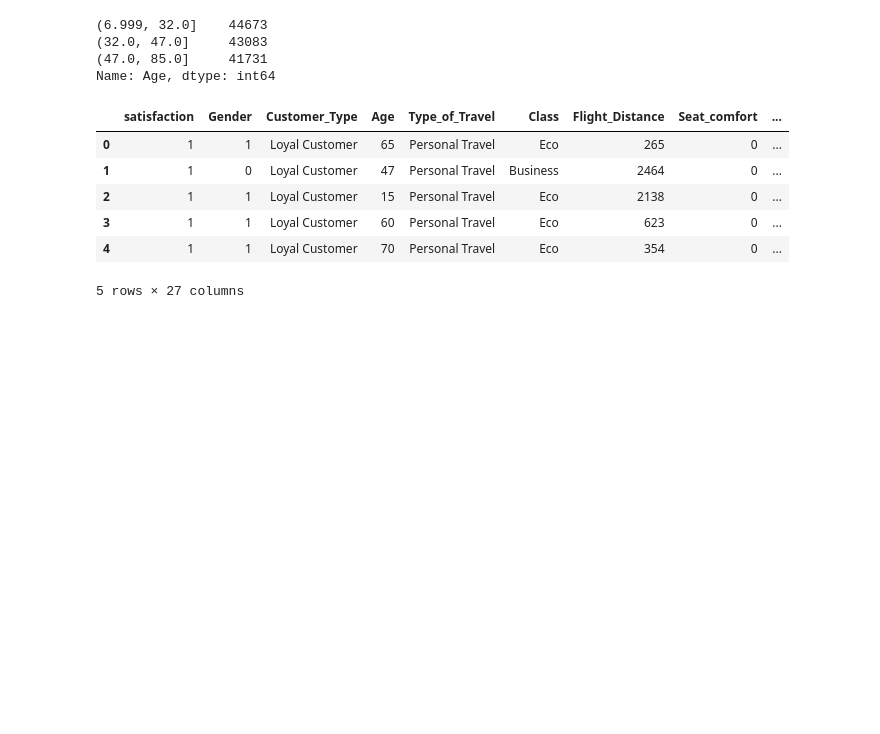
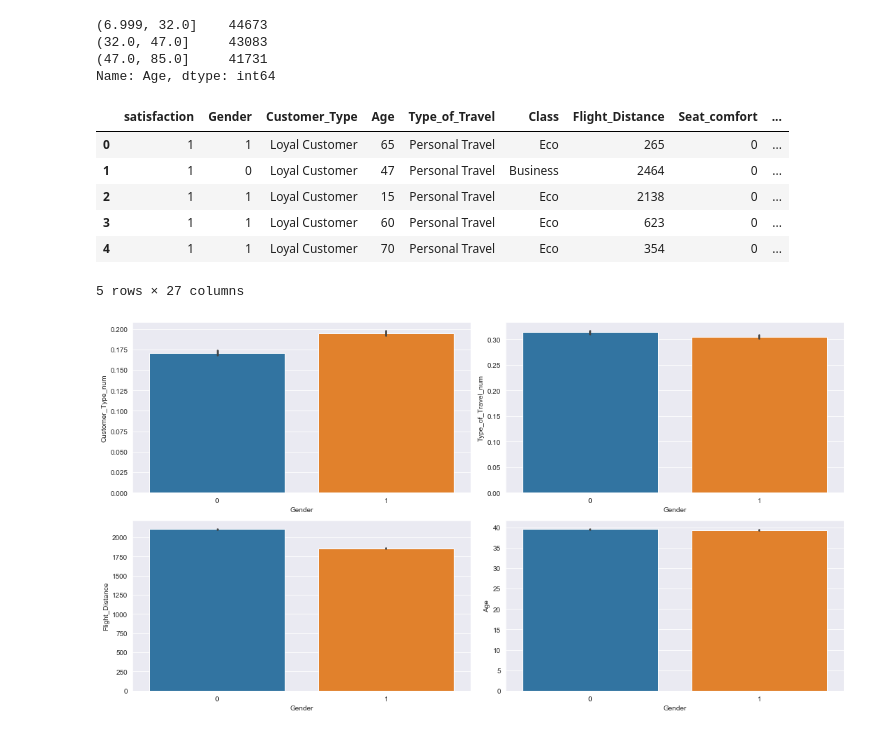
Before and after one commit to ArielJosephCohen/airline_ooptimization, a Jupyter notebook: EDA.ipynb, the cells around one changed output. Drawn from its saved outputs; the diff is of its cells as text; code cells hidden in the pictures; blank space fills up the shorter version.

```diff
--- a/EDA.ipynb
+++ b/EDA.ipynb
@@ -113,3 +113,27 @@ df.head()
 5 rows × 27 columns
 # %%
 df['total_delay']=df.Arrival_Delay_in_Minutes+df.Departure_Delay_in_Minutes
+# %%
+with sns.axes_style('darkgrid'):
+
+    plt.figure(figsize=(15,8))
+
+    plt.subplot(2,2,1)
+    sns.barplot(df.Gender,df.Customer_Type_num)
+    plt.tight_layout()
+
+    plt.subplot(2,2,2)
+    sns.barplot(df.Gender,df.Type_of_Travel_num)
+    plt.tight_layout()
+
+    plt.subplot(2,2,3)
+    sns.barplot(df.Gender,df.Flight_Distance)
+    plt.tight_layout()
+
+    plt.subplot(2,2,4)
+    sns.barplot(df.Gender,df.Age)
+    plt.tight_layout()
+
+    plt.show()
+# %% [output]
+[figure, added]
```
Also changed, not shown: parts of 1 cell of this notebook.
